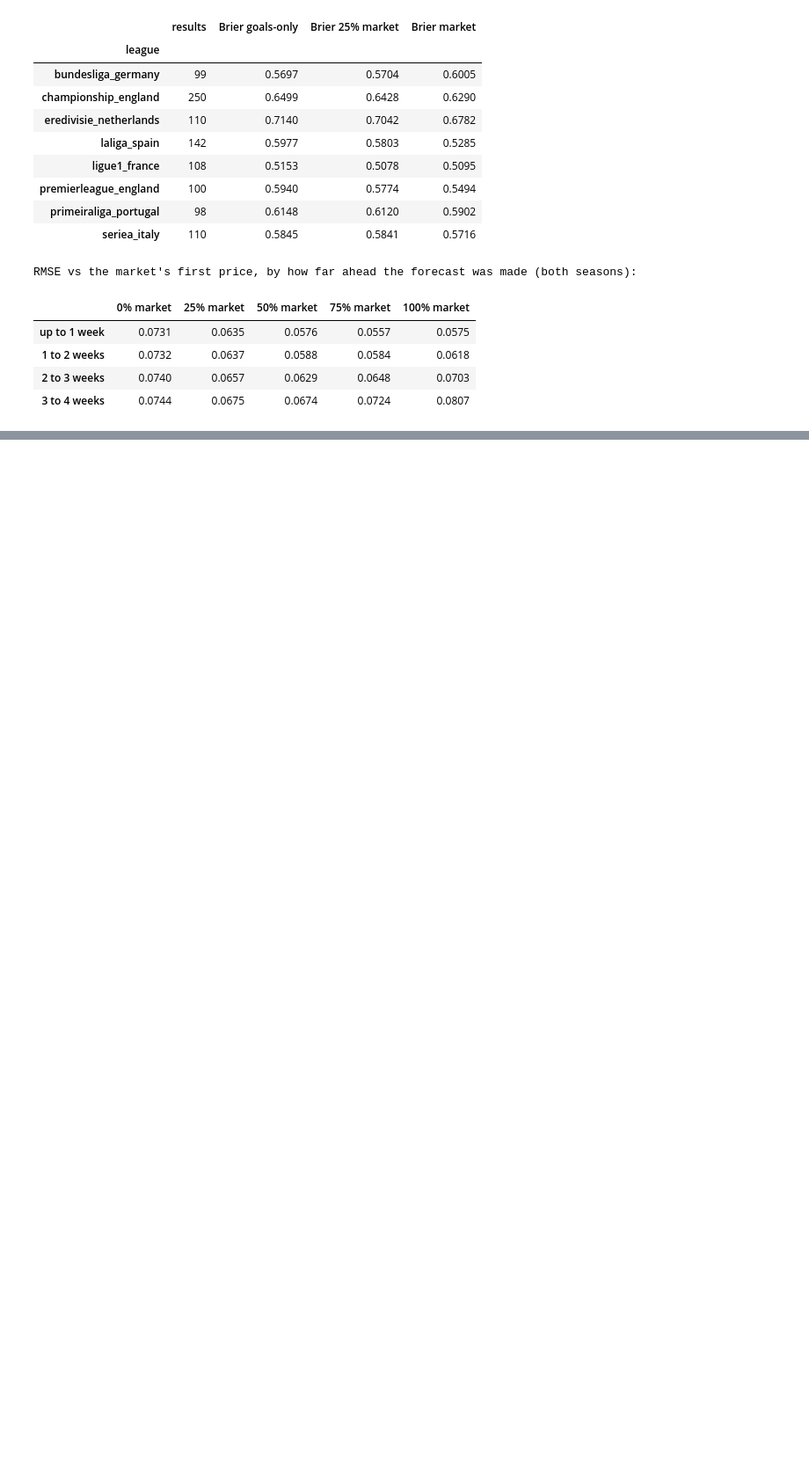
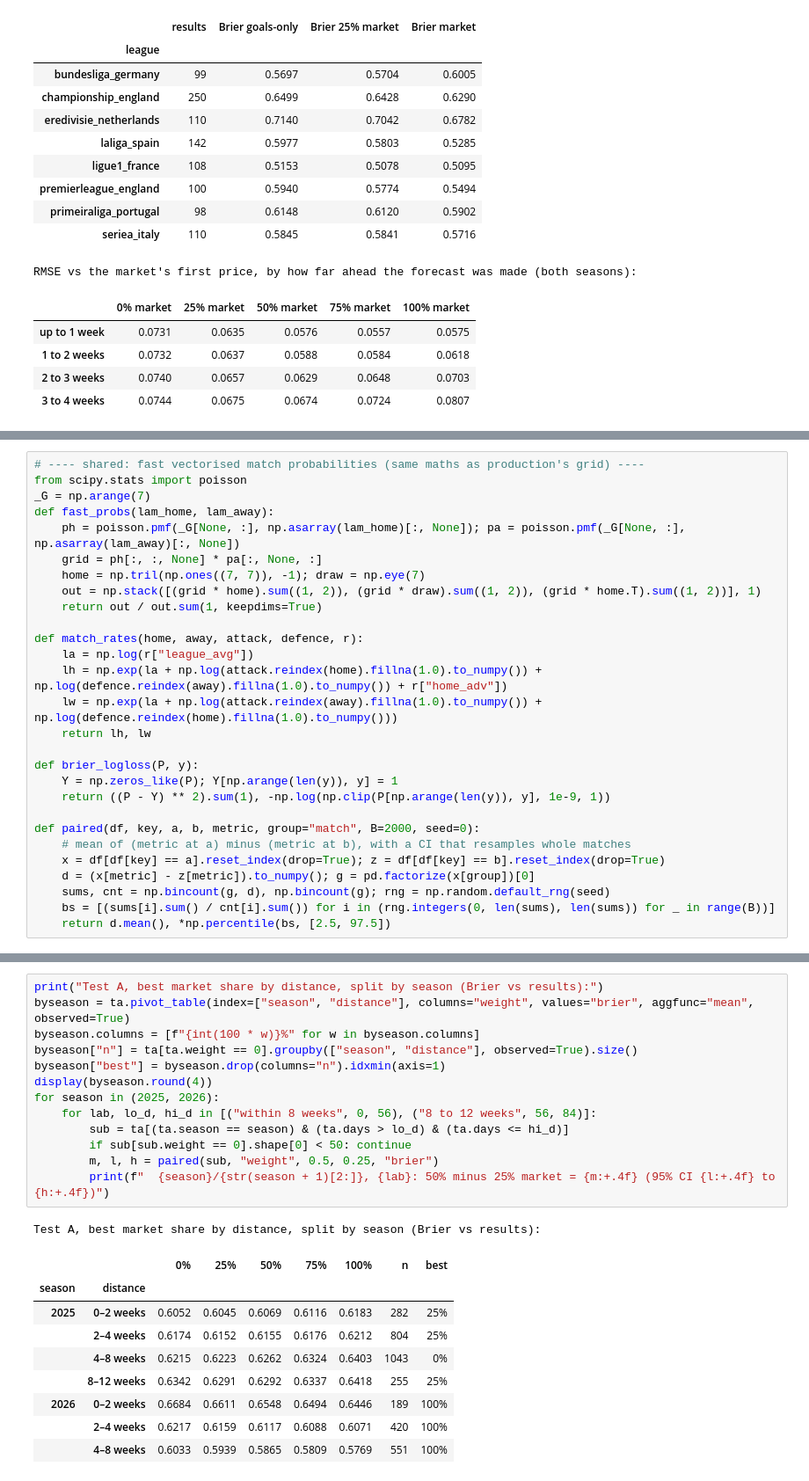
Before and after one commit to vickyfriss/Football-analytics, a Jupyter notebook: 202610 - 3 - Market-Implied Team Strengths (Backtest).ipynb, the cells around one changed output, grey strips where cells are left out. Shown at 88% size. Drawn from its saved outputs; the diff is of its cells as text; blank space fills up the shorter version.

```diff
--- a/202610 - 3 - Market-Implied Team Strengths (Backtest).ipynb
+++ b/202610 - 3 - Market-Implied Team Strengths (Backtest).ipynb
@@ -310,0 +317,28 @@ RMSE vs the market's first price, by how far ahead the forecast was made (both s
+# %%
+# ---- shared: fast vectorised match probabilities (same maths as production's grid) ----
+from scipy.stats import poisson
+_G = np.arange(7)
+def fast_probs(lam_home, lam_away):
+    ph = poisson.pmf(_G[None, :], np.asarray(lam_home)[:, None]); pa = poisson.pmf(_G[None, :], np.asarray(lam_away)[:, None])
+    grid = ph[:, :, None] * pa[:, None, :]
+    home = np.tril(np.ones((7, 7)), -1); draw = np.eye(7)
+    out = np.stack([(grid * home).sum((1, 2)), (grid * draw).sum((1, 2)), (grid * home.T).sum((1, 2))], 1)
+    return out / out.sum(1, keepdims=True)
+
+def match_rates(home, away, attack, defence, r):
+    la = np.log(r["league_avg"])
+    lh = np.exp(la + np.log(attack.reindex(home).fillna(1.0).to_numpy()) + np.log(defence.reindex(away).fillna(1.0).to_numpy()) + r["home_adv"])
+    lw = np.exp(la + np.log(attack.reindex(away).fillna(1.0).to_numpy()) + np.log(defence.reindex(home).fillna(1.0).to_numpy()))
+    return lh, lw
+
+def brier_logloss(P, y):
+    Y = np.zeros_like(P); Y[np.arange(len(y)), y] = 1
+    return ((P - Y) ** 2).sum(1), -np.log(np.clip(P[np.arange(len(y)), y], 1e-9, 1))
+
+def paired(df, key, a, b, metric, group="match", B=2000, seed=0):
+    # mean of (metric at a) minus (metric at b), with a CI that resamples whole matches
+    x = df[df[key] == a].reset_index(drop=True); z = df[df[key] == b].reset_index(drop=True)
+    d = (x[metric] - z[metric]).to_numpy(); g = pd.factorize(x[group])[0]
+    sums, cnt = np.bincount(g, d), np.bincount(g); rng = np.random.default_rng(seed)
+    bs = [(sums[i].sum() / cnt[i].sum()) for i in (rng.integers(0, len(sums), len(sums)) for _ in range(B))]
+    return d.mean(), *np.percentile(bs, [2.5, 97.5])
@@ -310,0 +396,24 @@ RMSE vs the market's first price, by how far ahead the forecast was made (both s
+# %%
+print("Test A, best market share by distance, split by season (Brier vs results):")
+byseason = ta.pivot_table(index=["season", "distance"], columns="weight", values="brier", aggfunc="mean", observed=True)
+byseason.columns = [f"{int(100 * w)}%" for w in byseason.columns]
+byseason["n"] = ta[ta.weight == 0].groupby(["season", "distance"], observed=True).size()
+byseason["best"] = byseason.drop(columns="n").idxmin(axis=1)
+display(byseason.round(4))
+for season in (2025, 2026):
+    for lab, lo_d, hi_d in [("within 8 weeks", 0, 56), ("8 to 12 weeks", 56, 84)]:
+        sub = ta[(ta.season == season) & (ta.days > lo_d) & (ta.days <= hi_d)]
+        if sub[sub.weight == 0].shape[0] < 50: continue
+        m, l, h = paired(sub, "weight", 0.5, 0.25, "brier")
+        print(f"  {season}/{str(season + 1)[2:]}, {lab}: 50% minus 25% market = {m:+.4f} (95% CI {l:+.4f} to {h:+.4f})")
+# %% [output]
+Test A, best market share by distance, split by season (Brier vs results):
+|  |  | 0% | 25% | 50% | 75% | 100% | n | best |
+| season | distance |  |  |  |  |  |  |  |
+| 2025 | 0–2 weeks | 0.6052 | 0.6045 | 0.6069 | 0.6116 | 0.6183 | 282 | 25% |
+|  | 2–4 weeks | 0.6174 | 0.6152 | 0.6155 | 0.6176 | 0.6212 | 804 | 25% |
+|  | 4–8 weeks | 0.6215 | 0.6223 | 0.6262 | 0.6324 | 0.6403 | 1043 | 0% |
+|  | 8–12 weeks | 0.6342 | 0.6291 | 0.6292 | 0.6337 | 0.6418 | 255 | 25% |
+| 2026 | 0–2 weeks | 0.6684 | 0.6611 | 0.6548 | 0.6494 | 0.6446 | 189 | 100% |
+|  | 2–4 weeks | 0.6217 | 0.6159 | 0.6117 | 0.6088 | 0.6071 | 420 | 100% |
+|  | 4–8 weeks | 0.6033 | 0.5939 | 0.5865 | 0.5809 | 0.5769 | 551 | 100% |
```
Also changed, not shown: parts of 9 cells of this notebook.
